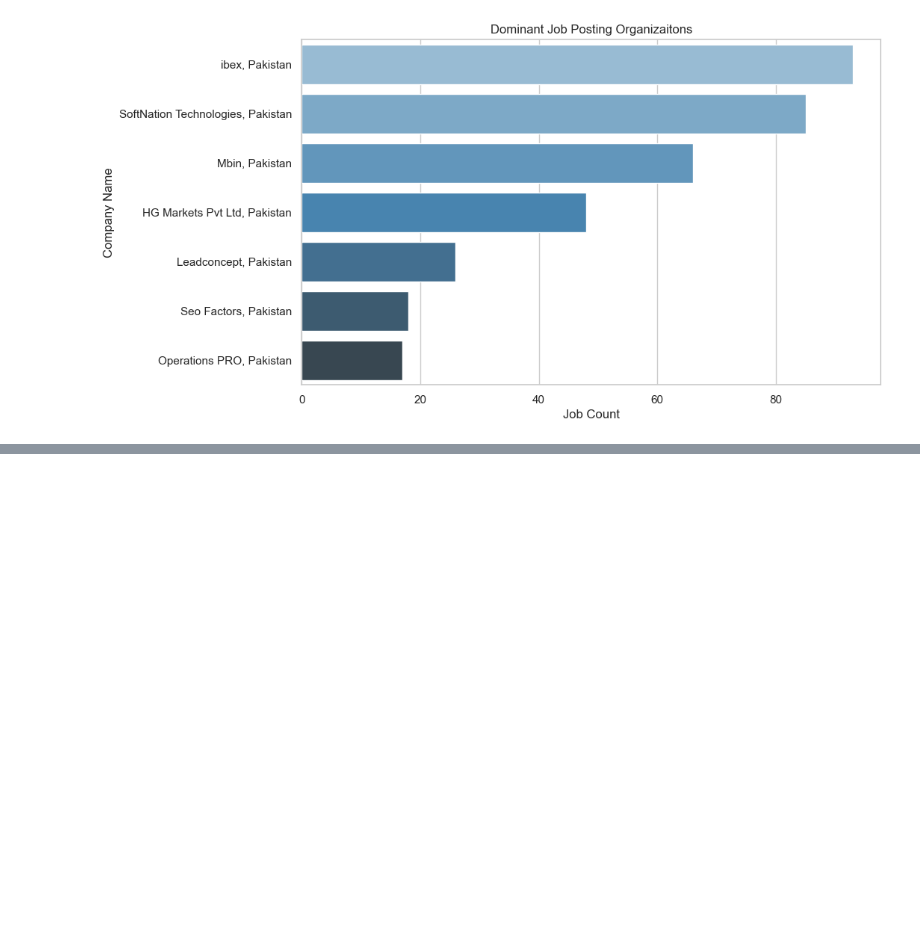
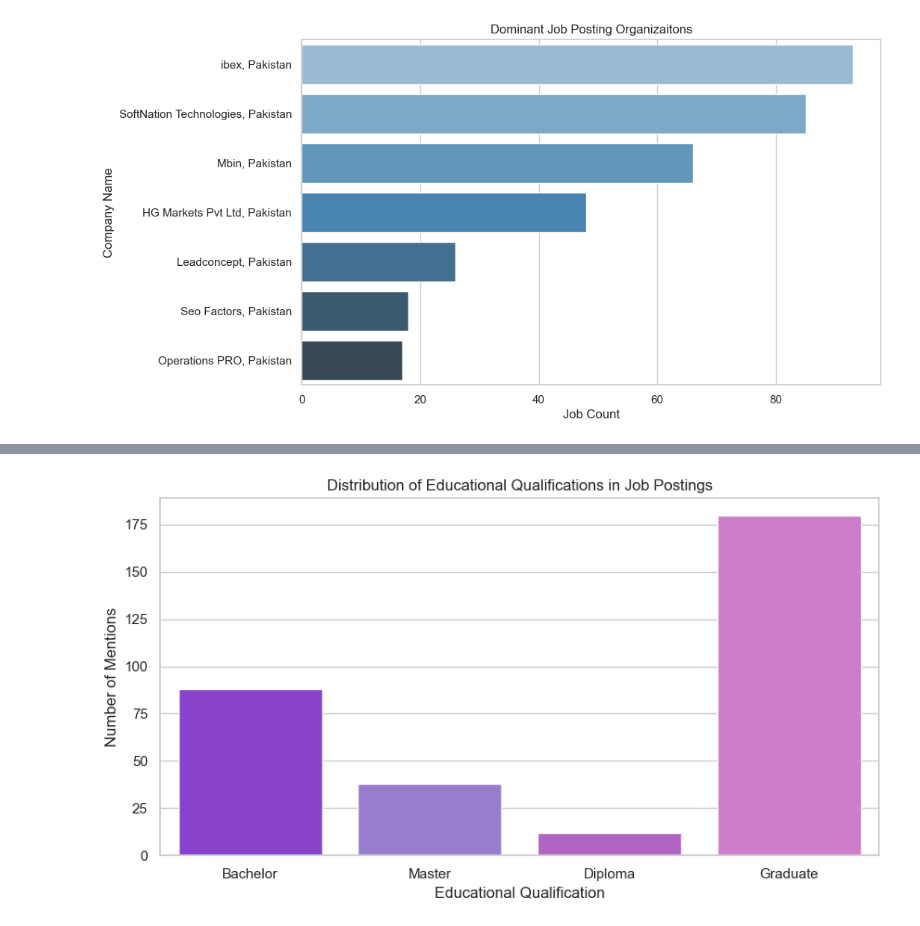
Before and after one commit to hassansultankhan/KMean_machineLearning, a Jupyter notebook: Pakistan_jobs.ipynb, the cells around one changed output, grey strips where cells are left out. Cells and saved outputs as stored; diff of their text form; code cells hidden in the pictures; blank space fills up the shorter version.

```diff
--- a/Pakistan_jobs.ipynb
+++ b/Pakistan_jobs.ipynb
@@ -239,0 +256,18 @@ ModuleNotFoundError: No module named 'wordcloud'
+# %%
+import re
+qualifications = ['Bachelor', 'Master', 'Diploma', 'Graduate']
+
+education_count = {qualification:sum(df['JD'].dropna().apply(lambda x: bool(re.search(qualification, x,re.IGNORECASE))))
+                   for qualification in qualifications}
+
+education_count_series = pd.Series(education_count)
+plt.figure(figsize = (10,5))
+sns.barplot(x = education_count_series.index, y = education_count_series.values,
+            palette= purple_Palette)
+plt.title('Distribution of Educational Qualifications in Job Postings')
+plt.xlabel('Educational Qualification')
+plt.ylabel('Number of Mentions')
+plt.xticks(rotation=0)
+plt.show()
+# %% [output]
+[figure, added]
```
Also changed, not shown: parts of 3 cells of this notebook.
